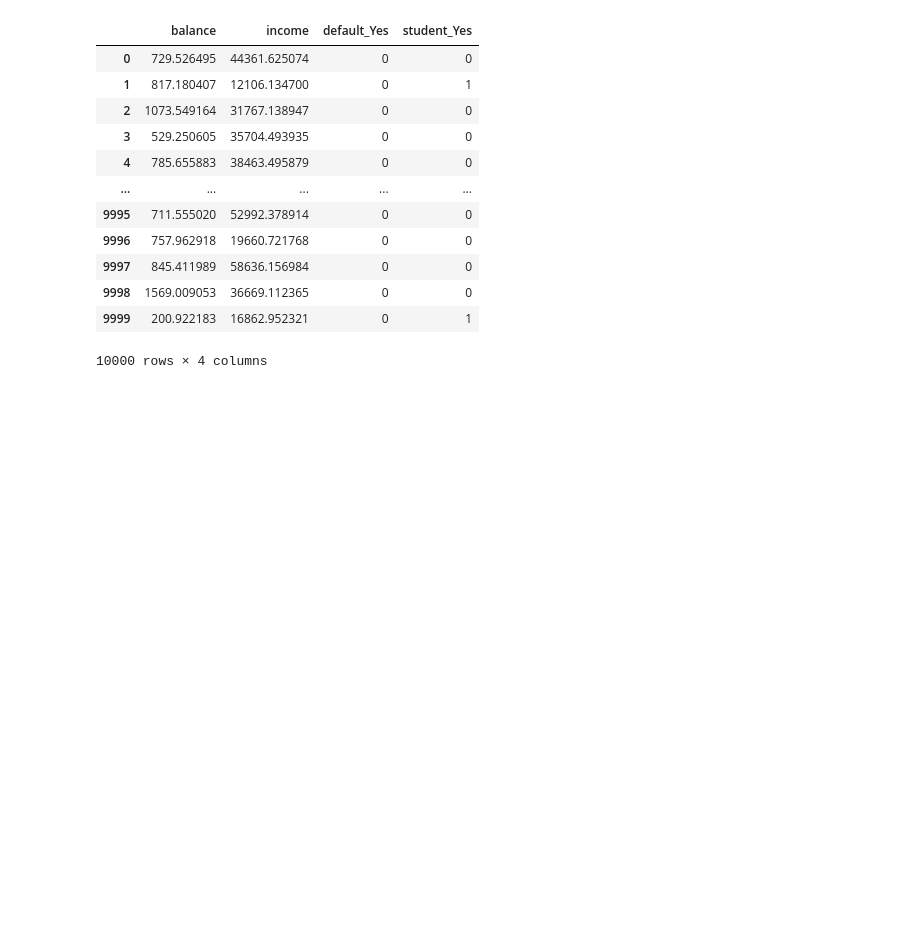
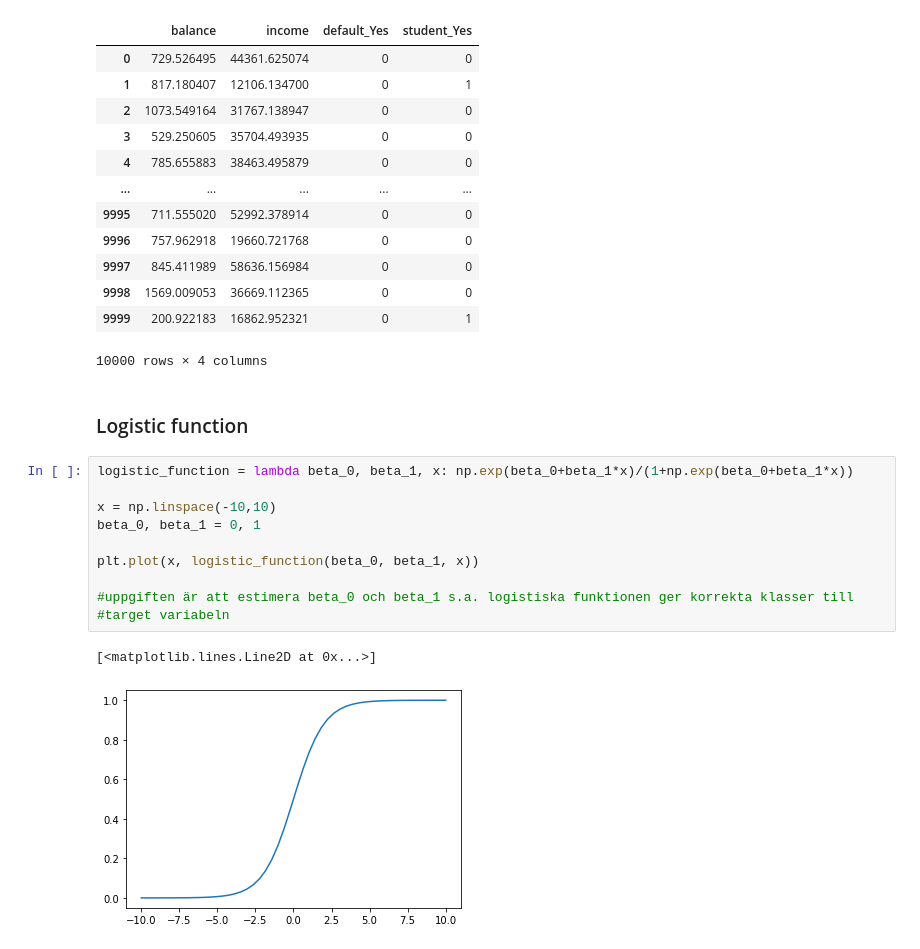
Before and after one commit to FHegardt/Maskininl-rning-Fredrik-Hegardt, a Jupyter notebook: Code-Along/L5.LogisticRegression.ipynb, the cells around one changed output. Cells and saved outputs as stored; diff of their text form; blank space fills up the shorter version.

```diff
--- a/Code-Along/L5.LogisticRegression.ipynb
+++ b/Code-Along/L5.LogisticRegression.ipynb
@@ -51,3 +51,18 @@ df
 | 9998 | 1569.009053 | 36669.112365 | 0 | 0 |
 | 9999 | 200.922183 | 16862.952321 | 0 | 1 |
 10000 rows × 4 columns
+# %% [markdown]
+### Logistic function
+# %%
+logistic_function = lambda beta_0, beta_1, x: np.exp(beta_0+beta_1*x)/(1+np.exp(beta_0+beta_1*x))
+
+x = np.linspace(-10,10)
+beta_0, beta_1 = 0, 1
+
+plt.plot(x, logistic_function(beta_0, beta_1, x))
+
+#uppgiften är att estimera beta_0 och beta_1 s.a. logistiska funktionen ger korrekta klasser till
+#target variabeln
+# %% [output]
+[<matplotlib.lines.Line2D at 0x...>]
+[figure, added]
```
Also changed, not shown: parts of 2 cells of this notebook.
